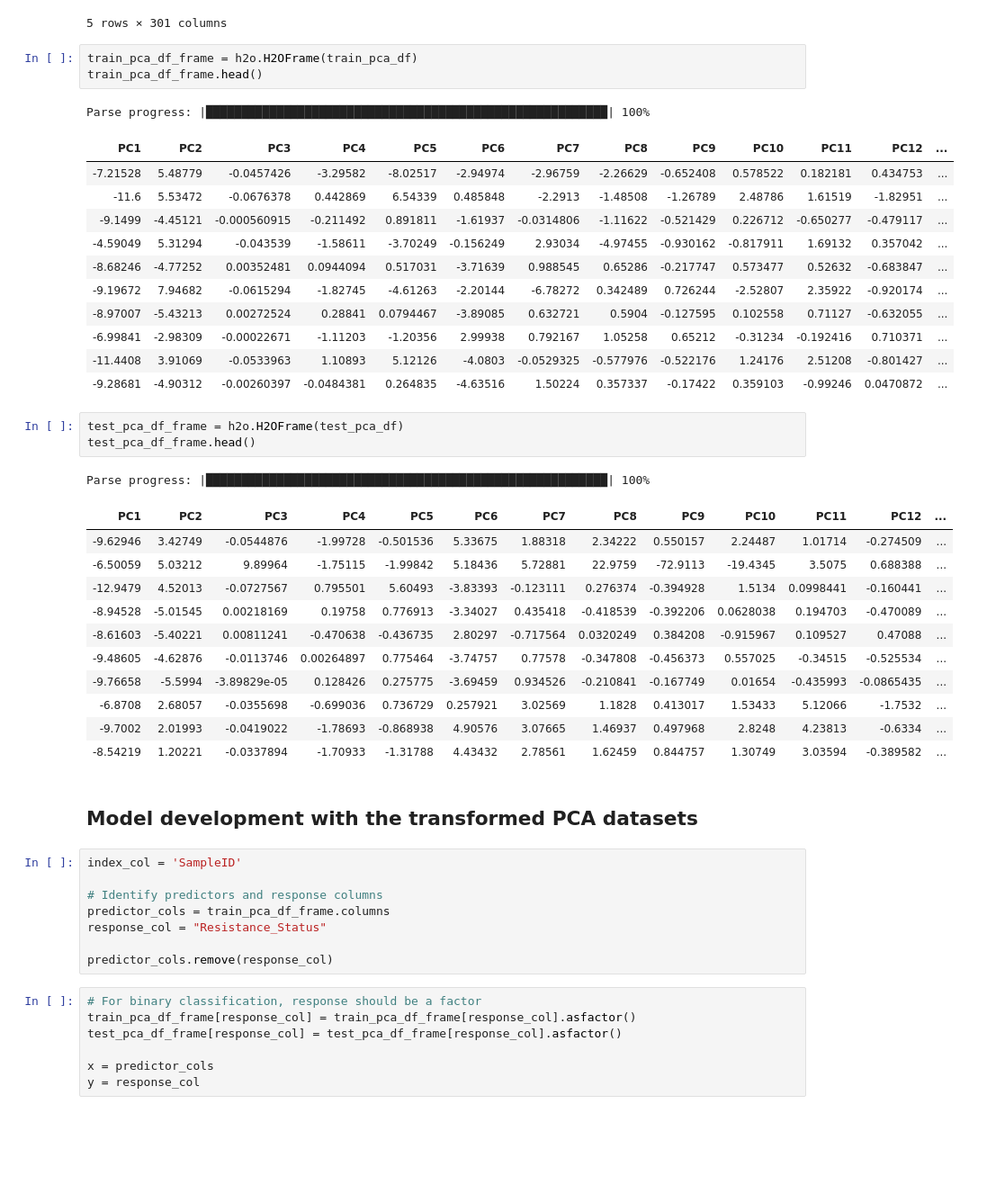
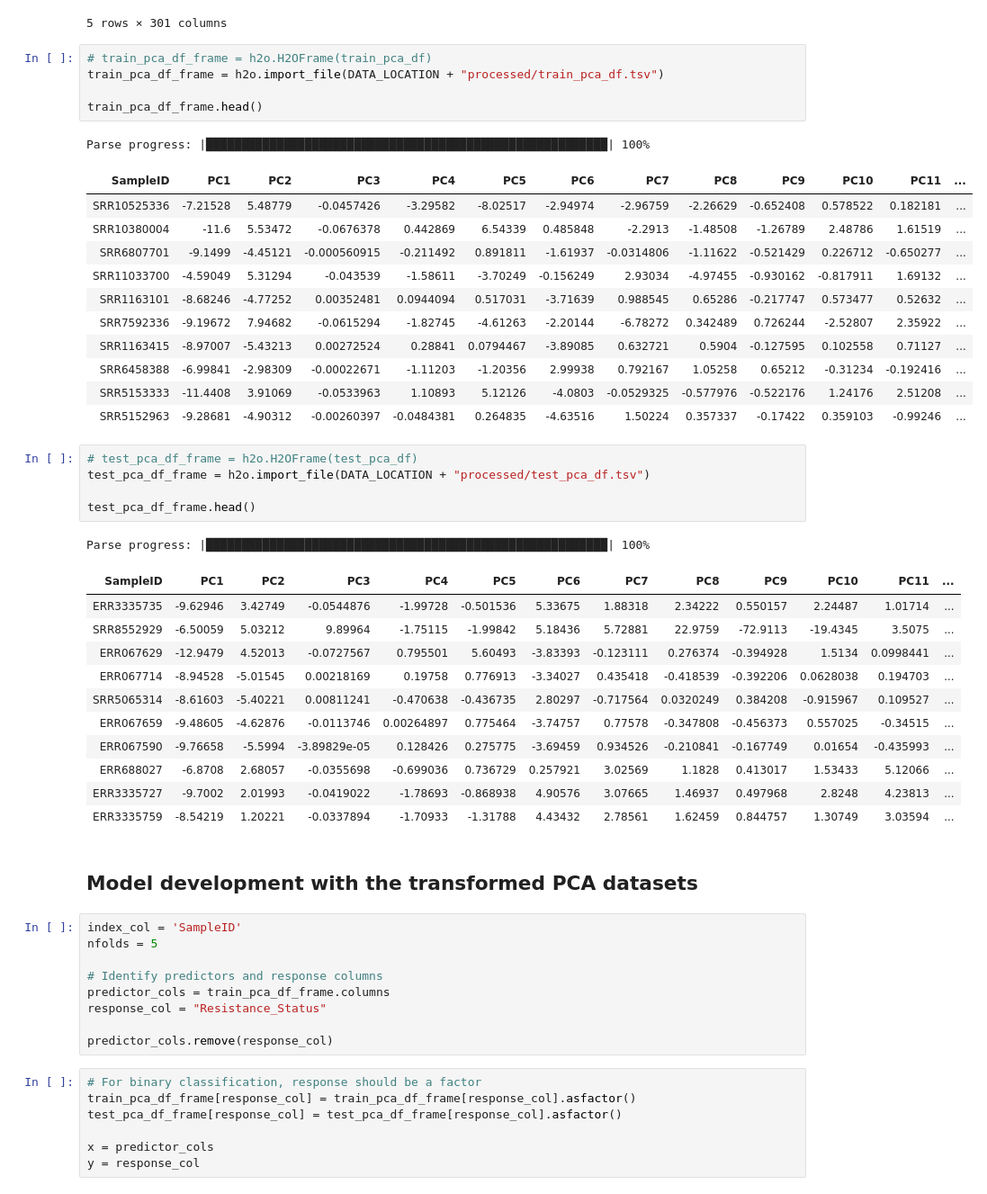
Before and after one commit to abhi18av/LJMU_Masters_Dissertation, a Jupyter notebook: src/notebooks/FINAL/006_pca_based_ml.ipynb, the cells around one changed output. Shown at 90% size. Saved outputs shown, nothing was run; the diff lists cells and outputs as text; blank space fills up the shorter version.

Commit message:
completed the analysis using the PCA data

```diff
--- a/src/notebooks/FINAL/006_pca_based_ml.ipynb
+++ b/src/notebooks/FINAL/006_pca_based_ml.ipynb
@@ -280,41 +288,46 @@ test_pca_df.head()
 | SRR5065314 | -8.616033 | -5.402211 | 0.008112 | -0.470638 | -0.436735 | 2.802968 | -0.717564 | 0.032025 | 0.384208 | -0.915967 | ... | ... |
 5 rows × 301 columns
 # %%
-train_pca_df_frame = h2o.H2OFrame(train_pca_df)
+# train_pca_df_frame = h2o.H2OFrame(train_pca_df)
+train_pca_df_frame = h2o.import_file(DATA_LOCATION + "processed/train_pca_df.tsv")
+
 train_pca_df_frame.head()
 # %% [output]
 Parse progress: |█████████████████████████████████████████████████████████| 100%
-| PC1 | PC2 | PC3 | PC4 | PC5 | PC6 | PC7 | PC8 | PC9 | PC10 | PC11 | PC12 | ... |
-| -7.21528 | 5.48779 | -0.0457426 | -3.29582 | -8.02517 | -2.94974 | -2.96759 | -2.26629 | -0.652408 | 0.578522 | 0.182181 | 0.434753 | ... |
-| -11.6 | 5.53472 | -0.0676378 | 0.442869 | 6.54339 | 0.485848 | -2.2913 | -1.48508 | -1.26789 | 2.48786 | 1.61519 | -1.82951 | ... |
-| -9.1499 | -4.45121 | -0.000560915 | -0.211492 | 0.891811 | -1.61937 | -0.0314806 | -1.11622 | -0.521429 | 0.226712 | -0.650277 | -0.479117 | ... |
-| -4.59049 | 5.31294 | -0.043539 | -1.58611 | -3.70249 | -0.156249 | 2.93034 | -4.97455 | -0.930162 | -0.817911 | 1.69132 | 0.357042 | ... |
-| -8.68246 | -4.77252 | 0.00352481 | 0.0944094 | 0.517031 | -3.71639 | 0.988545 | 0.65286 | -0.217747 | 0.573477 | 0.52632 | -0.683847 | ... |
-| -9.19672 | 7.94682 | -0.0615294 | -1.82745 | -4.61263 | -2.20144 | -6.78272 | 0.342489 | 0.726244 | -2.52807 | 2.35922 | -0.920174 | ... |
-| -8.97007 | -5.43213 | 0.00272524 | 0.28841 | 0.0794467 | -3.89085 | 0.632721 | 0.5904 | -0.127595 | 0.102558 | 0.71127 | -0.632055 | ... |
-| -6.99841 | -2.98309 | -0.00022671 | -1.11203 | -1.20356 | 2.99938 | 0.792167 | 1.05258 | 0.65212 | -0.31234 | -0.192416 | 0.710371 | ... |
-| -11.4408 | 3.91069 | -0.0533963 | 1.10893 | 5.12126 | -4.0803 | -0.0529325 | -0.577976 | -0.522176 | 1.24176 | 2.51208 | -0.801427 | ... |
-| -9.28681 | -4.90312 | -0.00260397 | -0.0484381 | 0.264835 | -4.63516 | 1.50224 | 0.357337 | -0.17422 | 0.359103 | -0.99246 | 0.0470872 | ... |
+| SampleID | PC1 | PC2 | PC3 | PC4 | PC5 | PC6 | PC7 | PC8 | PC9 | PC10 | PC11 | ... |
+| SRR10525336 | -7.21528 | 5.48779 | -0.0457426 | -3.29582 | -8.02517 | -2.94974 | -2.96759 | -2.26629 | -0.652408 | 0.578522 | 0.182181 | ... |
+| SRR10380004 | -11.6 | 5.53472 | -0.0676378 | 0.442869 | 6.54339 | 0.485848 | -2.2913 | -1.48508 | -1.26789 | 2.48786 | 1.61519 | ... |
+| SRR6807701 | -9.1499 | -4.45121 | -0.000560915 | -0.211492 | 0.891811 | -1.61937 | -0.0314806 | -1.11622 | -0.521429 | 0.226712 | -0.650277 | ... |
+| SRR11033700 | -4.59049 | 5.31294 | -0.043539 | -1.58611 | -3.70249 | -0.156249 | 2.93034 | -4.97455 | -0.930162 | -0.817911 | 1.69132 | ... |
+| SRR1163101 | -8.68246 | -4.77252 | 0.00352481 | 0.0944094 | 0.517031 | -3.71639 | 0.988545 | 0.65286 | -0.217747 | 0.573477 | 0.52632 | ... |
+| SRR7592336 | -9.19672 | 7.94682 | -0.0615294 | -1.82745 | -4.61263 | -2.20144 | -6.78272 | 0.342489 | 0.726244 | -2.52807 | 2.35922 | ... |
+| SRR1163415 | -8.97007 | -5.43213 | 0.00272524 | 0.28841 | 0.0794467 | -3.89085 | 0.632721 | 0.5904 | -0.127595 | 0.102558 | 0.71127 | ... |
+| SRR6458388 | -6.99841 | -2.98309 | -0.00022671 | -1.11203 | -1.20356 | 2.99938 | 0.792167 | 1.05258 | 0.65212 | -0.31234 | -0.192416 | ... |
+| SRR5153333 | -11.4408 | 3.91069 | -0.0533963 | 1.10893 | 5.12126 | -4.0803 | -0.0529325 | -0.577976 | -0.522176 | 1.24176 | 2.51208 | ... |
+| SRR5152963 | -9.28681 | -4.90312 | -0.00260397 | -0.0484381 | 0.264835 | -4.63516 | 1.50224 | 0.357337 | -0.17422 | 0.359103 | -0.99246 | ... |
 # %%
-test_pca_df_frame = h2o.H2OFrame(test_pca_df)
+# test_pca_df_frame = h2o.H2OFrame(test_pca_df)
+test_pca_df_frame = h2o.import_file(DATA_LOCATION + "processed/test_pca_df.tsv")
+
 test_pca_df_frame.head()
 # %% [output]
 Parse progress: |█████████████████████████████████████████████████████████| 100%
-| PC1 | PC2 | PC3 | PC4 | PC5 | PC6 | PC7 | PC8 | PC9 | PC10 | PC11 | PC12 | ... |
-| -9.62946 | 3.42749 | -0.0544876 | -1.99728 | -0.501536 | 5.33675 | 1.88318 | 2.34222 | 0.550157 | 2.24487 | 1.01714 | -0.274509 | ... |
-| -6.50059 | 5.03212 | 9.89964 | -1.75115 | -1.99842 | 5.18436 | 5.72881 | 22.9759 | -72.9113 | -19.4345 | 3.5075 | 0.688388 | ... |
-| -12.9479 | 4.52013 | -0.0727567 | 0.795501 | 5.60493 | -3.83393 | -0.123111 | 0.276374 | -0.394928 | 1.5134 | 0.0998441 | -0.160441 | ... |
-| -8.94528 | -5.01545 | 0.00218169 | 0.19758 | 0.776913 | -3.34027 | 0.435418 | -0.418539 | -0.392206 | 0.0628038 | 0.194703 | -0.470089 | ... |
-| -8.61603 | -5.40221 | 0.00811241 | -0.470638 | -0.436735 | 2.80297 | -0.717564 | 0.0320249 | 0.384208 | -0.915967 | 0.109527 | 0.47088 | ... |
-| -9.48605 | -4.62876 | -0.0113746 | 0.00264897 | 0.775464 | -3.74757 | 0.77578 | -0.347808 | -0.456373 | 0.557025 | -0.34515 | -0.525534 | ... |
-| -9.76658 | -5.5994 | -3.89829e-05 | 0.128426 | 0.275775 | -3.69459 | 0.934526 | -0.210841 | -0.167749 | 0.01654 | -0.435993 | -0.0865435 | ... |
-| -6.8708 | 2.68057 | -0.0355698 | -0.699036 | 0.736729 | 0.257921 | 3.02569 | 1.1828 | 0.413017 | 1.53433 | 5.12066 | -1.7532 | ... |
-| -9.7002 | 2.01993 | -0.0419022 | -1.78693 | -0.868938 | 4.90576 | 3.07665 | 1.46937 | 0.497968 | 2.8248 | 4.23813 | -0.6334 | ... |
-| -8.54219 | 1.20221 | -0.0337894 | -1.70933 | -1.31788 | 4.43432 | 2.78561 | 1.62459 | 0.844757 | 1.30749 | 3.03594 | -0.389582 | ... |
+| SampleID | PC1 | PC2 | PC3 | PC4 | PC5 | PC6 | PC7 | PC8 | PC9 | PC10 | PC11 | ... |
+| ERR3335735 | -9.62946 | 3.42749 | -0.0544876 | -1.99728 | -0.501536 | 5.33675 | 1.88318 | 2.34222 | 0.550157 | 2.24487 | 1.01714 | ... |
+| SRR8552929 | -6.50059 | 5.03212 | 9.89964 | -1.75115 | -1.99842 | 5.18436 | 5.72881 | 22.9759 | -72.9113 | -19.4345 | 3.5075 | ... |
+| ERR067629 | -12.9479 | 4.52013 | -0.0727567 | 0.795501 | 5.60493 | -3.83393 | -0.123111 | 0.276374 | -0.394928 | 1.5134 | 0.0998441 | ... |
+| ERR067714 | -8.94528 | -5.01545 | 0.00218169 | 0.19758 | 0.776913 | -3.34027 | 0.435418 | -0.418539 | -0.392206 | 0.0628038 | 0.194703 | ... |
+| SRR5065314 | -8.61603 | -5.40221 | 0.00811241 | -0.470638 | -0.436735 | 2.80297 | -0.717564 | 0.0320249 | 0.384208 | -0.915967 | 0.109527 | ... |
+| ERR067659 | -9.48605 | -4.62876 | -0.0113746 | 0.00264897 | 0.775464 | -3.74757 | 0.77578 | -0.347808 | -0.456373 | 0.557025 | -0.34515 | ... |
+| ERR067590 | -9.76658 | -5.5994 | -3.89829e-05 | 0.128426 | 0.275775 | -3.69459 | 0.934526 | -0.210841 | -0.167749 | 0.01654 | -0.435993 | ... |
+| ERR688027 | -6.8708 | 2.68057 | -0.0355698 | -0.699036 | 0.736729 | 0.257921 | 3.02569 | 1.1828 | 0.413017 | 1.53433 | 5.12066 | ... |
+| ERR3335727 | -9.7002 | 2.01993 | -0.0419022 | -1.78693 | -0.868938 | 4.90576 | 3.07665 | 1.46937 | 0.497968 | 2.8248 | 4.23813 | ... |
+| ERR3335759 | -8.54219 | 1.20221 | -0.0337894 | -1.70933 | -1.31788 | 4.43432 | 2.78561 | 1.62459 | 0.844757 | 1.30749 | 3.03594 | ... |
 # %% [markdown]
 ## Model development with the transformed PCA datasets
 # %%
 index_col = 'SampleID'
+nfolds = 5
 
 # Identify predictors and response columns
 predictor_cols = train_pca_df_frame.columns
```
Also changed, not shown: parts of 35 cells of this notebook, 1 other file.
